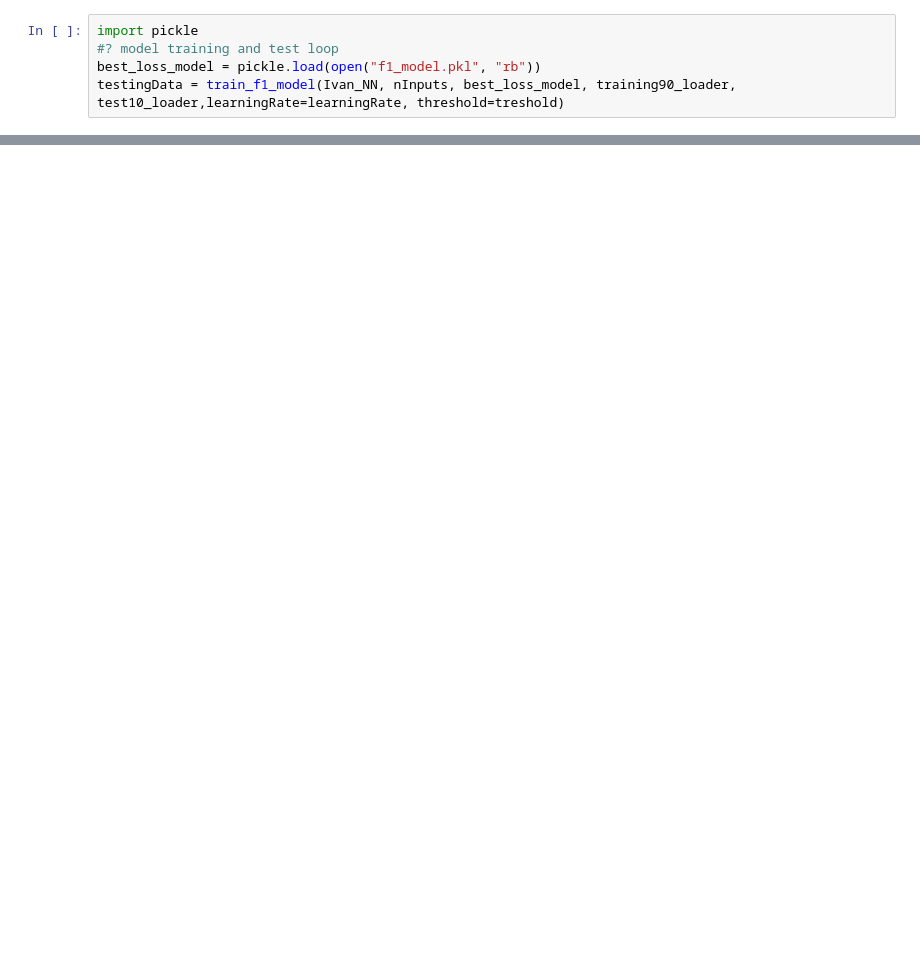
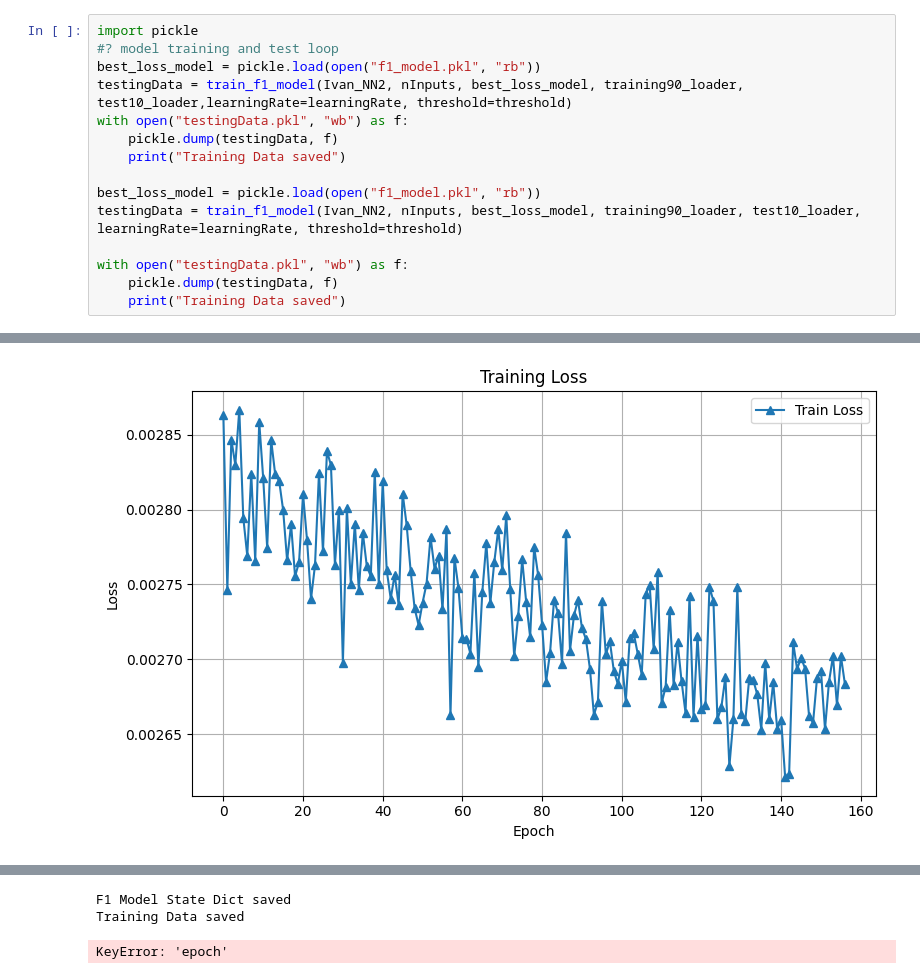
Before and after one commit to TanLeZhan/ADL2, a Jupyter notebook: ADL submission files/p.ipynb, the cells around one changed output, grey strips where cells are left out. Saved outputs shown, nothing was run; the diff lists cells and outputs as text; blank space fills up the shorter version.

```diff
--- a/ADL submission files/p.ipynb
+++ b/ADL submission files/p.ipynb
@@ -697,4 +911,15 @@ Epoch [36/1000]  Train Loss: 0.003208 Acc: 0.869006 | Val Loss: 0.001990 Acc: 0.
 import pickle
 #? model training and test loop
 best_loss_model = pickle.load(open("f1_model.pkl", "rb"))
-testingData = train_f1_model(Ivan_NN, nInputs, best_loss_model, training90_loader, test10_loader,learningRate=learningRate, threshold=treshold)
+testingData = train_f1_model(Ivan_NN2, nInputs, best_loss_model, training90_loader, test10_loader,learningRate=learningRate, threshold=threshold)
+with open("testingData.pkl", "wb") as f:
+    pickle.dump(testingData, f)
+    print("Training Data saved")
+
+best_loss_model = pickle.load(open("f1_model.pkl", "rb"))
+testingData = train_f1_model(Ivan_NN2, nInputs, best_loss_model, training90_loader, test10_loader, learningRate=learningRate, threshold=threshold)
+
+with open("testingData.pkl", "wb") as f:
+    pickle.dump(testingData, f)
+    print("Training Data saved")
+# %% [output]
@@ -700,0 +943 @@ testingData = train_f1_model(Ivan_NN, nInputs, best_loss_model, training90_loade
+[figure, added]
@@ -700,0 +945,3 @@ testingData = train_f1_model(Ivan_NN, nInputs, best_loss_model, training90_loade
+F1 Model State Dict saved
+Training Data saved
+KeyError: 'epoch'
```
Also changed, not shown: parts of 10 cells of this notebook, 12 other files.
